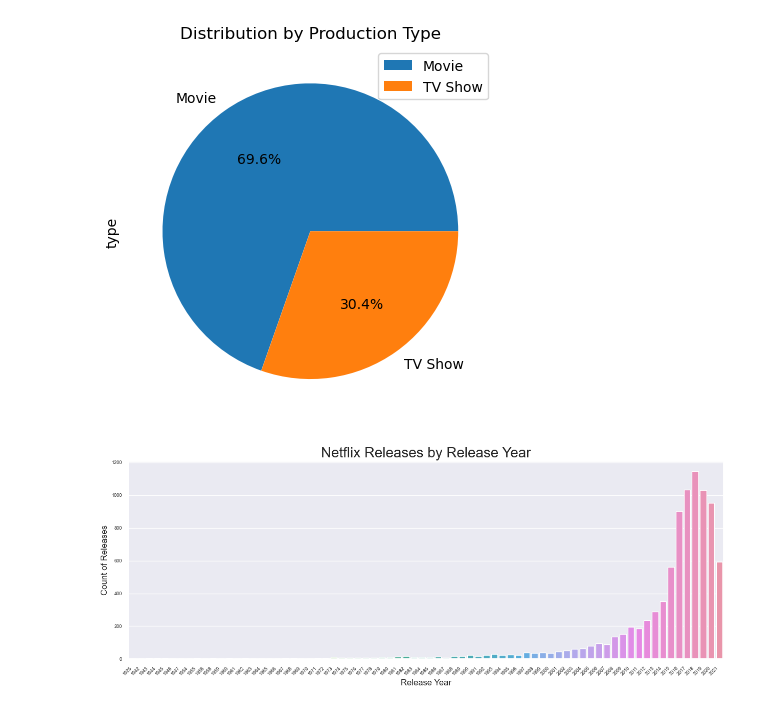
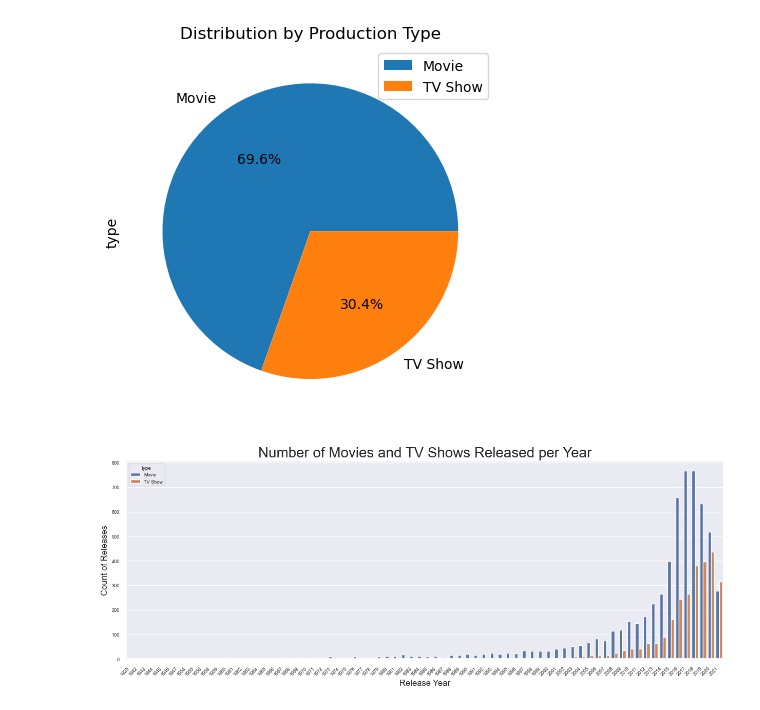
Before and after one commit to KayQu91/Netflix-Movies-and-TV-Shows, a Jupyter notebook: Netflix_Analysis.ipynb, the cells around one changed output. Cells and saved outputs as stored; diff of their text form; code cells hidden in the pictures.

Commit message:
Buil subcategories in visualization by Movie and TV Show

```diff
--- a/Netflix_Analysis.ipynb
+++ b/Netflix_Analysis.ipynb
@@ -117,11 +117,11 @@ plt.show()
 # %%
 plt.figure(figsize=(15,5))
 sns.set(font_scale=0.6)
 
-chart = sns.countplot(x='release_year', data=df)
+chart = sns.countplot(x='release_year', data=df, hue='type')
 chart.set_xticklabels(chart.get_xticklabels(), rotation=45, horizontalalignment='right')
 plt.xlabel('Release Year', fontsize=12)
 plt.ylabel('Count of Releases', fontsize=12)
-plt.title('Netflix Releases by Release Year', fontsize=20);
+plt.title('Number of Movies and TV Shows Released per Year', fontsize=20);
 # %% [output]
-[figure, old version]
+[figure, new version]
```
